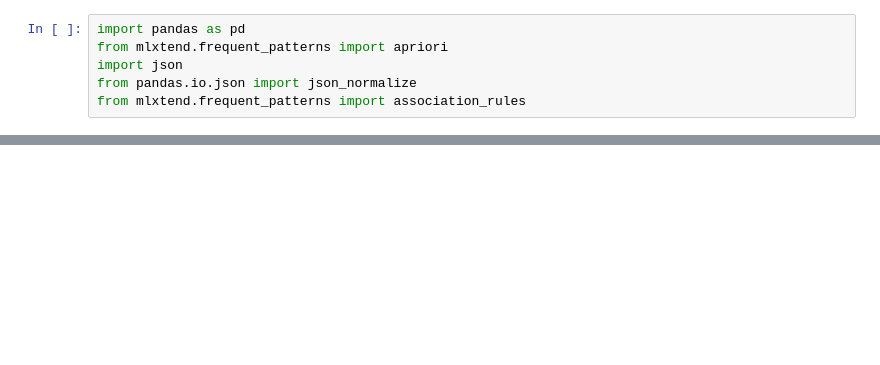
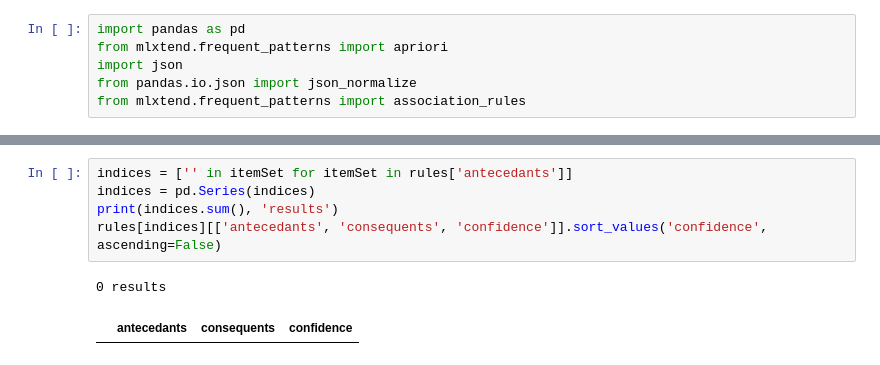
Before and after one commit to raricktj/hsCardMining, a Jupyter notebook: book1.ipynb, the cells around one changed output, grey strips where cells are left out. Drawn from its saved outputs; the diff is of its cells as text; blank space fills up the shorter version.

```diff
--- a/book1.ipynb
+++ b/book1.ipynb
@@ -62,0 +81,8 @@ dtype('O')
+# %%
+indices = ['' in itemSet for itemSet in rules['antecedants']]
+indices = pd.Series(indices)
+print(indices.sum(), 'results')
+rules[indices][['antecedants', 'consequents', 'confidence']].sort_values('confidence', ascending=False)
+# %% [output]
+0 results
+|  | antecedants | consequents | confidence |
```
Also changed, not shown: parts of 10 cells of this notebook, 1 other file.
